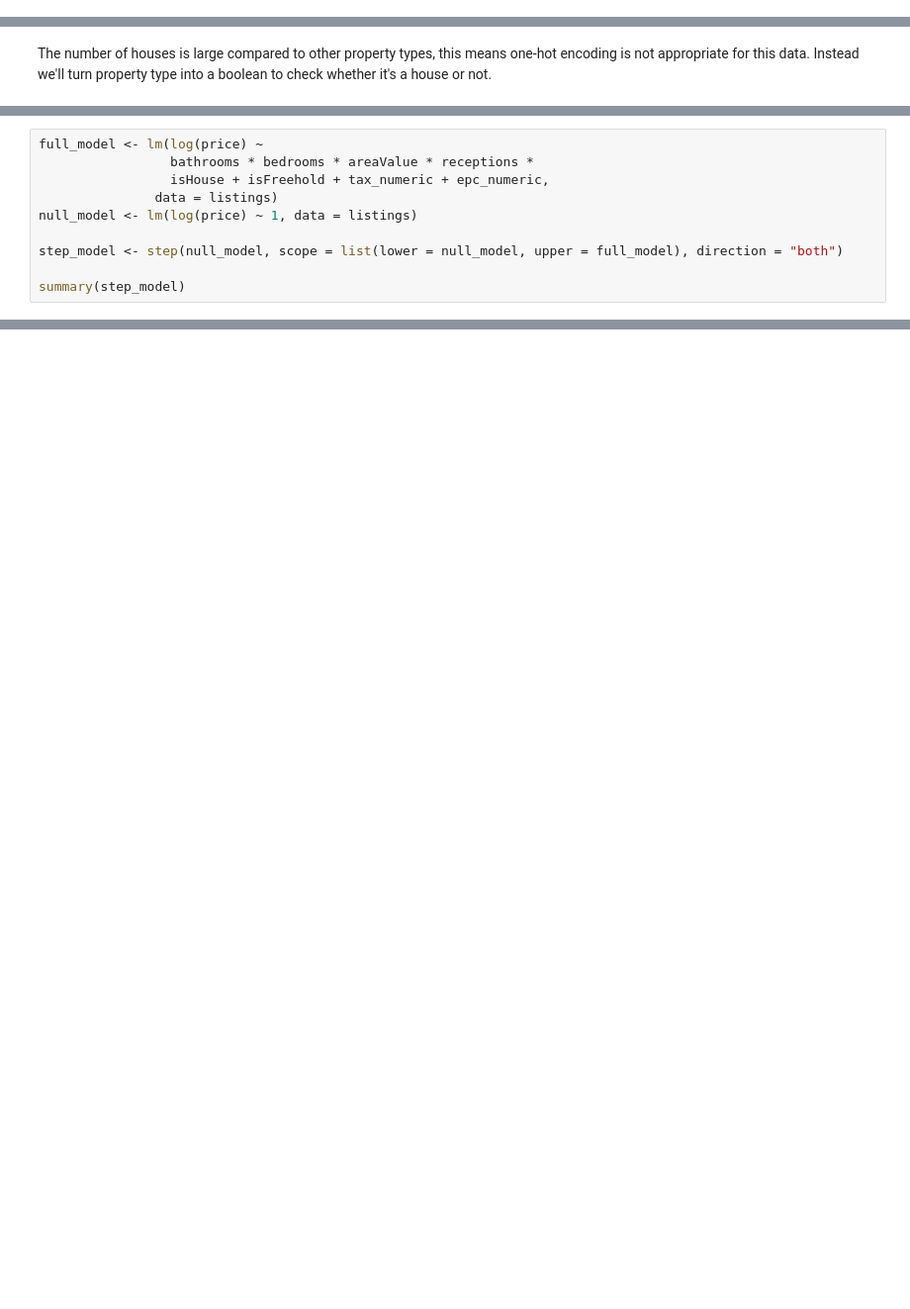
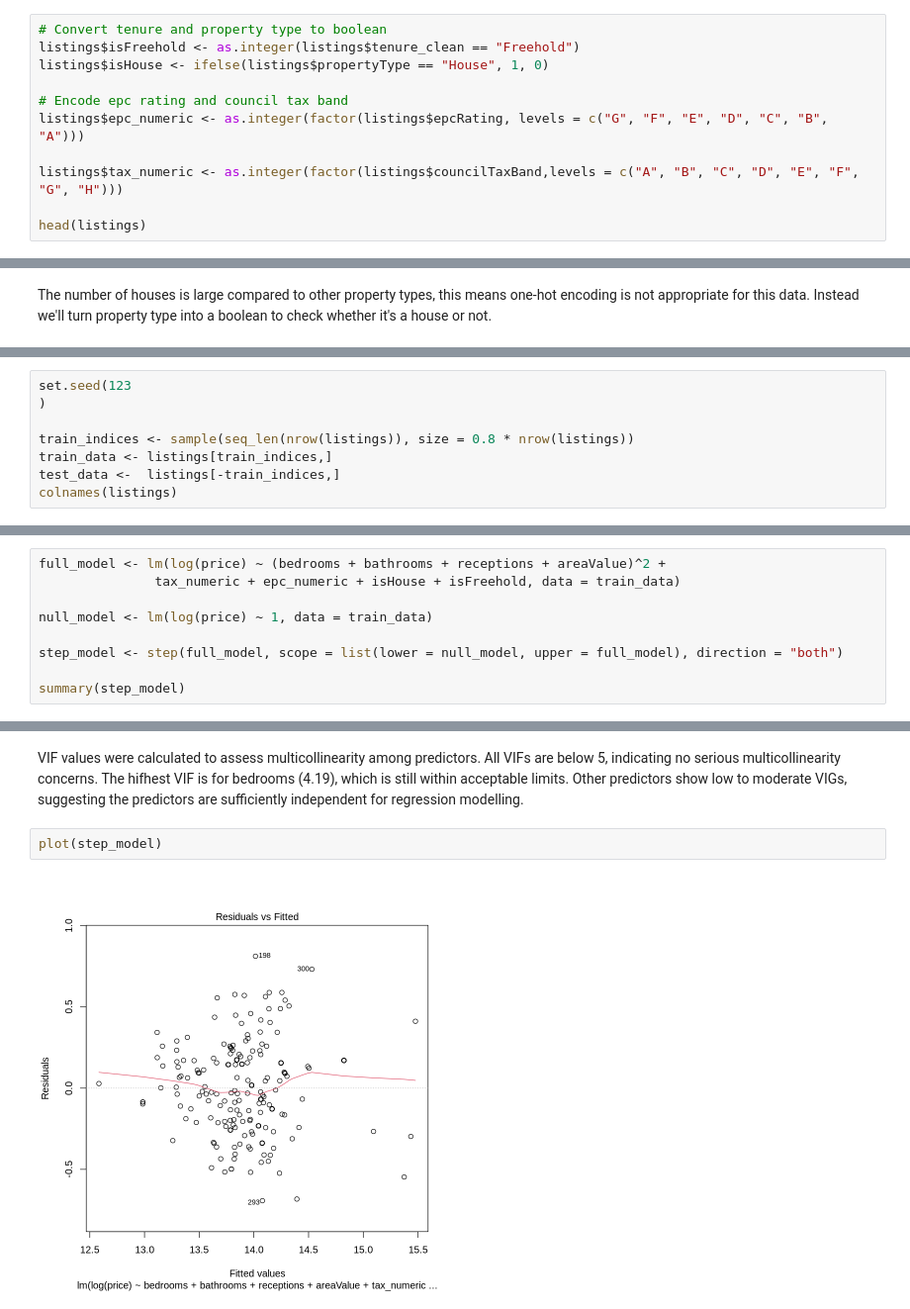
Before and after one commit to tjstone1/house-pricing-analysis, a Jupyter notebook: housing_price_analysis.ipynb, the cells around one changed output, grey strips where cells are left out. Shown at 99% size. Drawn from its saved outputs; the diff is of its cells as text; blank space fills up the shorter version.

```diff
--- a/housing_price_analysis.ipynb
+++ b/housing_price_analysis.ipynb
@@ -71,0 +74,11 @@ A data.frame: 6 × 10
+# %%
+# Convert tenure and property type to boolean
+listings$isFreehold <- as.integer(listings$tenure_clean == "Freehold")
+listings$isHouse <- ifelse(listings$propertyType == "House", 1, 0)
+
+# Encode epc rating and council tax band
+listings$epc_numeric <- as.integer(factor(listings$epcRating, levels = c("G", "F", "E", "D", "C", "B", "A")))
+
+listings$tax_numeric <- as.integer(factor(listings$councilTaxBand,levels = c("A", "B", "C", "D", "E", "F", "G", "H")))
+
+head(listings)
@@ -86,0 +107,8 @@ We use stepwise regression to identify the best-fitting model by starting with a
+# %%
+set.seed(123
+)
+
+train_indices <- sample(seq_len(nrow(listings)), size = 0.8 * nrow(listings))
+train_data <- listings[train_indices,]
+test_data <-  listings[-train_indices,]
+colnames(listings)
@@ -87,11 +136,10 @@ We use stepwise regression to identify the best-fitting model by starting with a
 # %%
-full_model <- lm(log(price) ~
-                 bathrooms * bedrooms * areaValue * receptions *
-                 isHouse + isFreehold + tax_numeric + epc_numeric,
-               data = listings)
-null_model <- lm(log(price) ~ 1, data = listings)
+full_model <- lm(log(price) ~ (bedrooms + bathrooms + receptions + areaValue)^2 +
+               tax_numeric + epc_numeric + isHouse + isFreehold, data = train_data)
 
-step_model <- step(null_model, scope = list(lower = null_model, upper = full_model), direction = "both")
+null_model <- lm(log(price) ~ 1, data = train_data)
+
+step_model <- step(full_model, scope = list(lower = null_model, upper = full_model), direction = "both")
 
 summary(step_model)
 # %% [output]
@@ -152,0 +214,6 @@ BP = 16.193, df = 11, p-value = 0.1341
+# %% [markdown]
+VIF values were calculated to assess multicollinearity among predictors. All VIFs are below 5, indicating no serious multicollinearity concerns. The hifhest VIF is for bedrooms (4.19), which is still within acceptable limits. Other predictors show low to moderate VIGs, suggesting the predictors are sufficiently independent for regression modelling.
+# %%
+plot(step_model)
+# %% [output]
+[figure, added]
```
Also changed, not shown: parts of 35 cells of this notebook.
